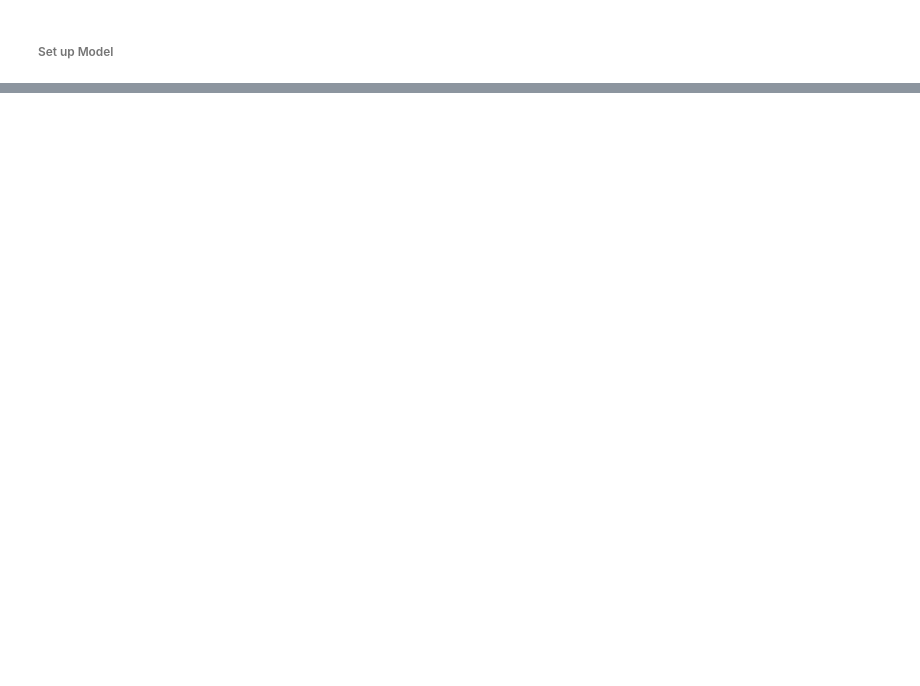
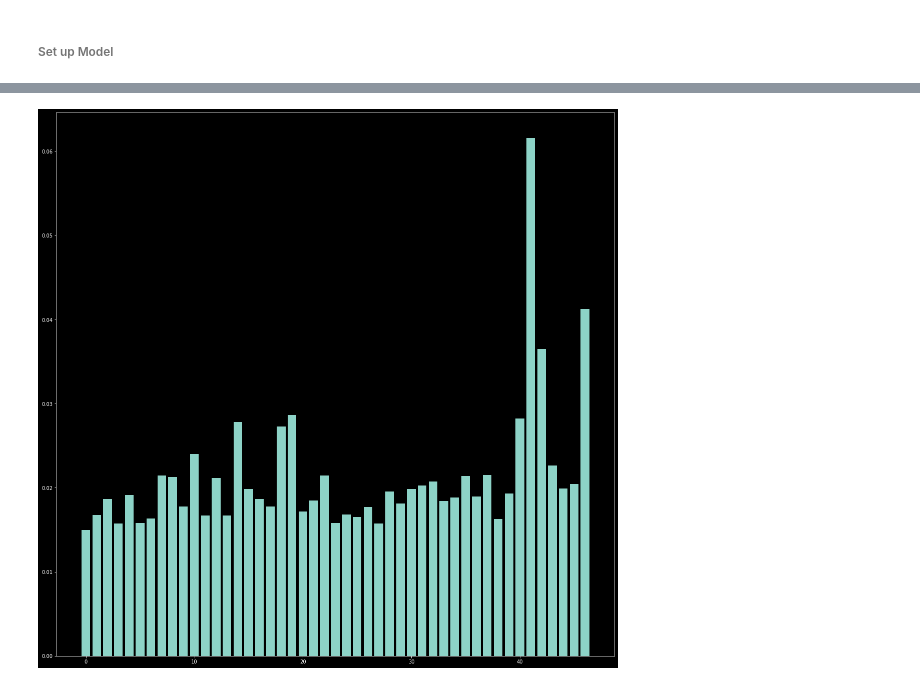
Before and after one commit to KeenanFernandes2000/GoogleMapsReviewScraper, a Jupyter notebook: CSPRE-2_XGB.ipynb, the cells around one changed output, grey strips where cells are left out. Saved outputs shown, nothing was run; the diff lists cells and outputs as text; code cells hidden in the pictures; blank space fills up the shorter version.

```diff
--- a/CSPRE-2_XGB.ipynb
+++ b/CSPRE-2_XGB.ipynb
@@ -136,5 +122,5 @@ x_train, x_test, y_train, y_test = train_test_split(scaledDF, ydf, test_size=0.3
 # %%
-model = XGBClassifier(learning_rate = 0.05, n_estimators=500, max_depth=10, tree_method='gpu_hist')
+model = XGBClassifier()
 model.fit(x_train, y_train)
 # %% [output]
 XGBClassifier(base_score=None, booster=None, callbacks=None,
@@ -150,0 +148,6 @@ XGBClassifier(base_score=None, booster=None, callbacks=None,
+# %%
+plt.rcParams["figure.figsize"] = (20, 20)
+plt.bar(range(len(model.feature_importances_)), model.feature_importances_)
+plt.show()
+# %% [output]
+[figure, added]
```
Also changed, not shown: parts of 22 cells of this notebook.
